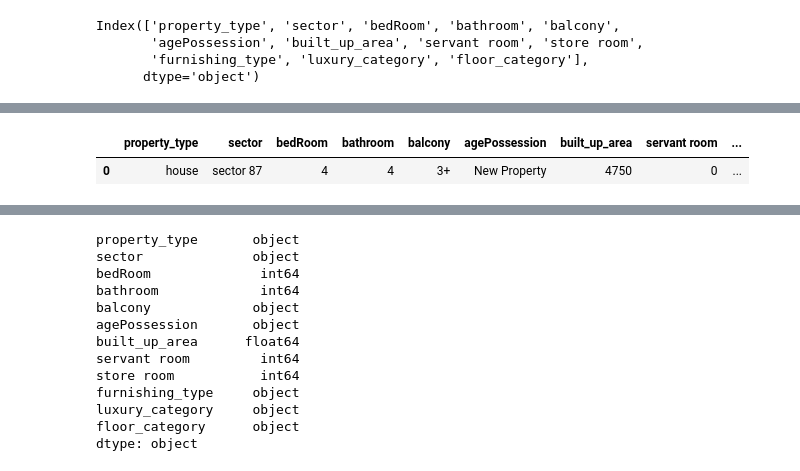
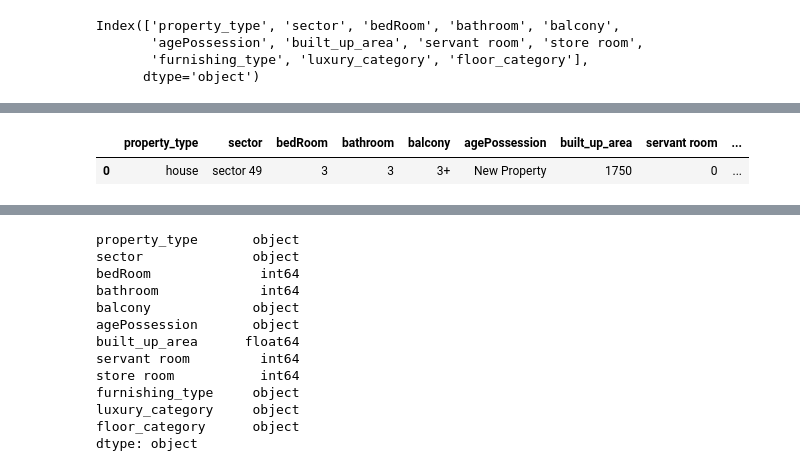
Before and after one commit to harshitjain1099/Real_Estate_Data_science_Project, a Jupyter notebook: NOTEBOOKS/model-selection.ipynb, the cells around one changed output, grey strips where cells are left out. Cells and saved outputs as stored; diff of their text form; code cells hidden in the pictures.

```diff
--- a/NOTEBOOKS/model-selection.ipynb
+++ b/NOTEBOOKS/model-selection.ipynb
@@ -673,17 +711,16 @@ array(['falt', 'sector 54', 3, 4, '3', 'Relatively New', 2329.0, 1, 0,
        'furnished', 'high', 'high floor'], dtype=object)
 # %%
-data = [['house', 'sector 87', 4, 4, '3+', 'New Property', 4750, 0, 0, 'unfurnished', 'Low', 'Low Floor']]
+data = [['house', 'sector 49', 3, 3, '3+', 'New Property', 1750, 0, 0, 'unfurnished', 'Low', 'Low Floor']]
 columns = ['property_type', 'sector', 'bedRoom', 'bathroom', 'balcony',
        'agePossession', 'built_up_area', 'servant room', 'store room',
        'furnishing_type', 'luxury_category', 'floor_category']
 
-
 one_df = pd.DataFrame(data, columns=columns)
 
 one_df
 # %% [output]
 |  | property_type | sector | bedRoom | bathroom | balcony | agePossession | built_up_area | servant room | ... |
-| 0 | house | sector 87 | 4 | 4 | 3+ | New Property | 4750 | 0 | ... |
+| 0 | house | sector 49 | 3 | 3 | 3+ | New Property | 1750 | 0 | ... |
 # %%
 np.expm1(pipeline.predict(one_df))
 # %% [output]
```
Also changed, not shown: parts of 20 cells of this notebook, 9 other files.
